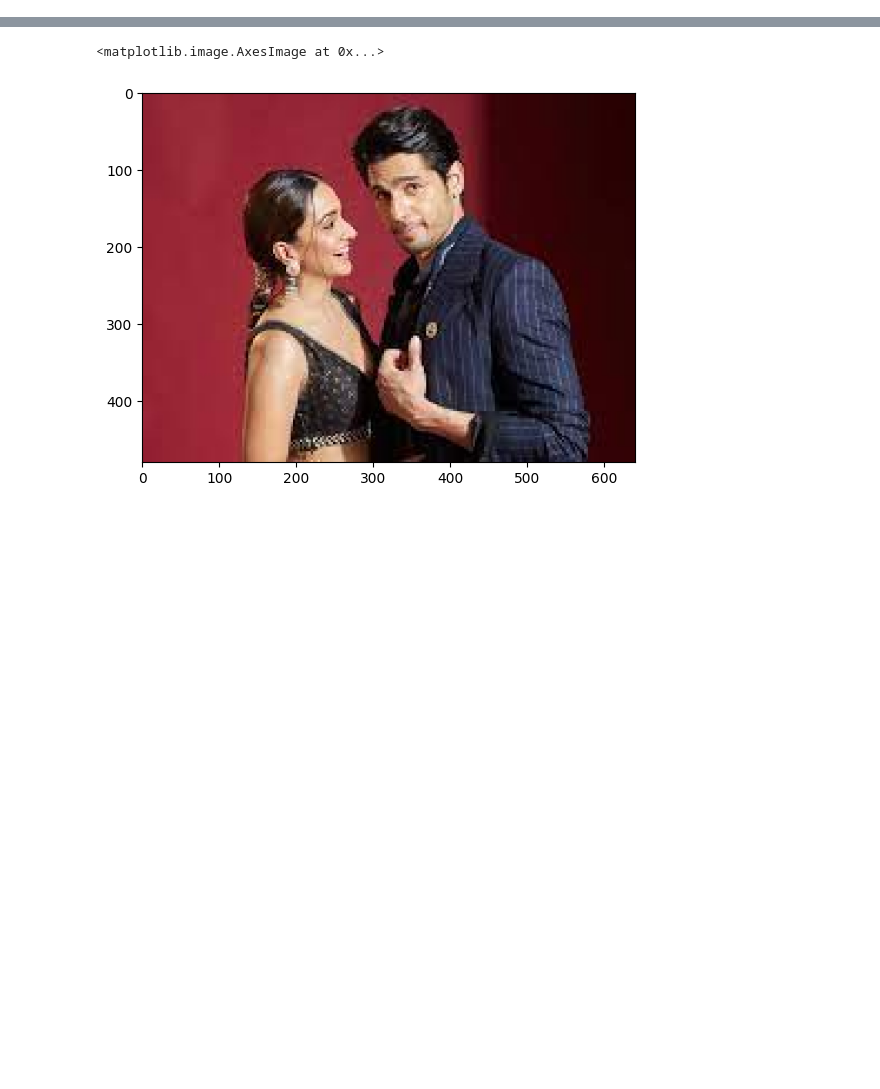
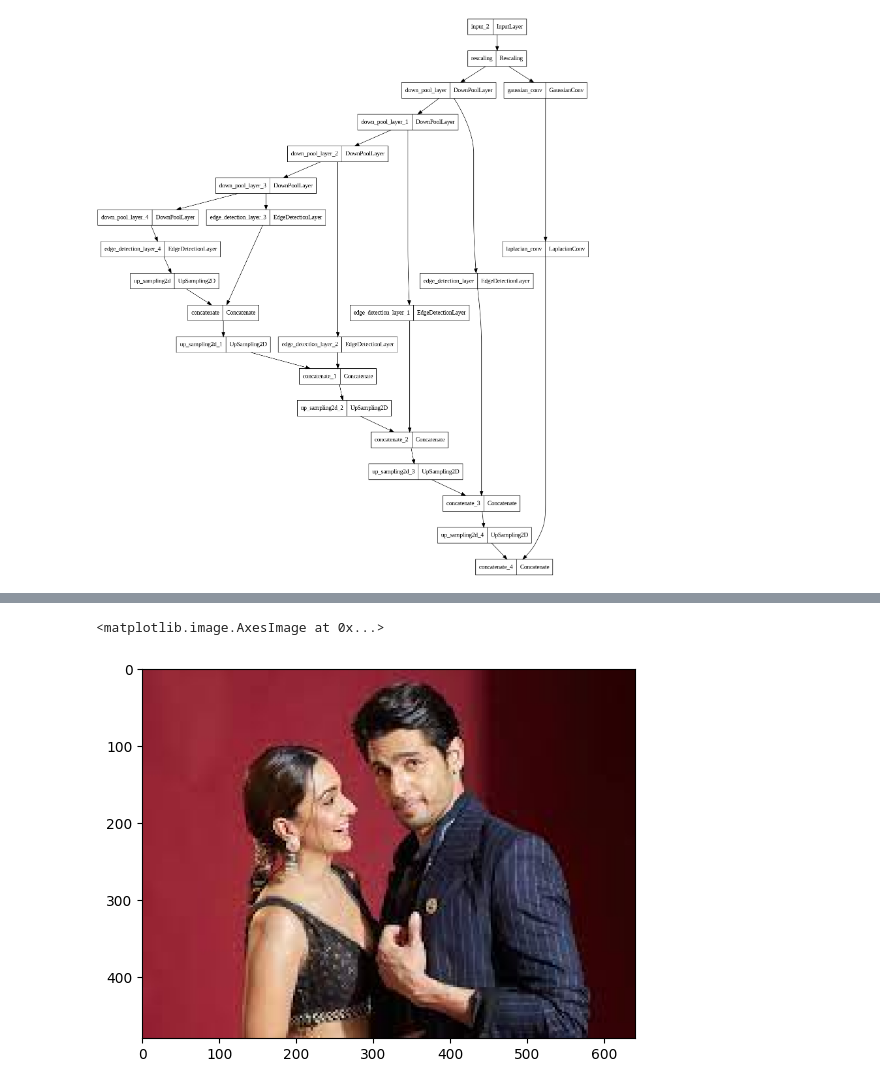
Before and after one commit to vkthakur90/jupyter_notebooks, a Jupyter notebook: Laplacian_of_Gaussian_AutoEncoder.ipynb, the cells around one changed output, grey strips where cells are left out. Saved outputs shown, nothing was run; the diff lists cells and outputs as text; code cells hidden in the pictures; blank space fills up the shorter version.

```diff
--- a/Laplacian_of_Gaussian_AutoEncoder.ipynb
+++ b/Laplacian_of_Gaussian_AutoEncoder.ipynb
@@ -279,4 +275,8 @@ Non-trainable params: 531 (2.07 KB)
 _________________________________________________________________
+# %%
+tfku.plot_model(model.layers[0].forward)
+# %% [output]
+[figure, added]
 # %%
 train_img = img_arr[np.newaxis, ...]
 pred_img = train_img/127.5 - 1
```
Also changed, not shown: parts of 9 cells of this notebook.
